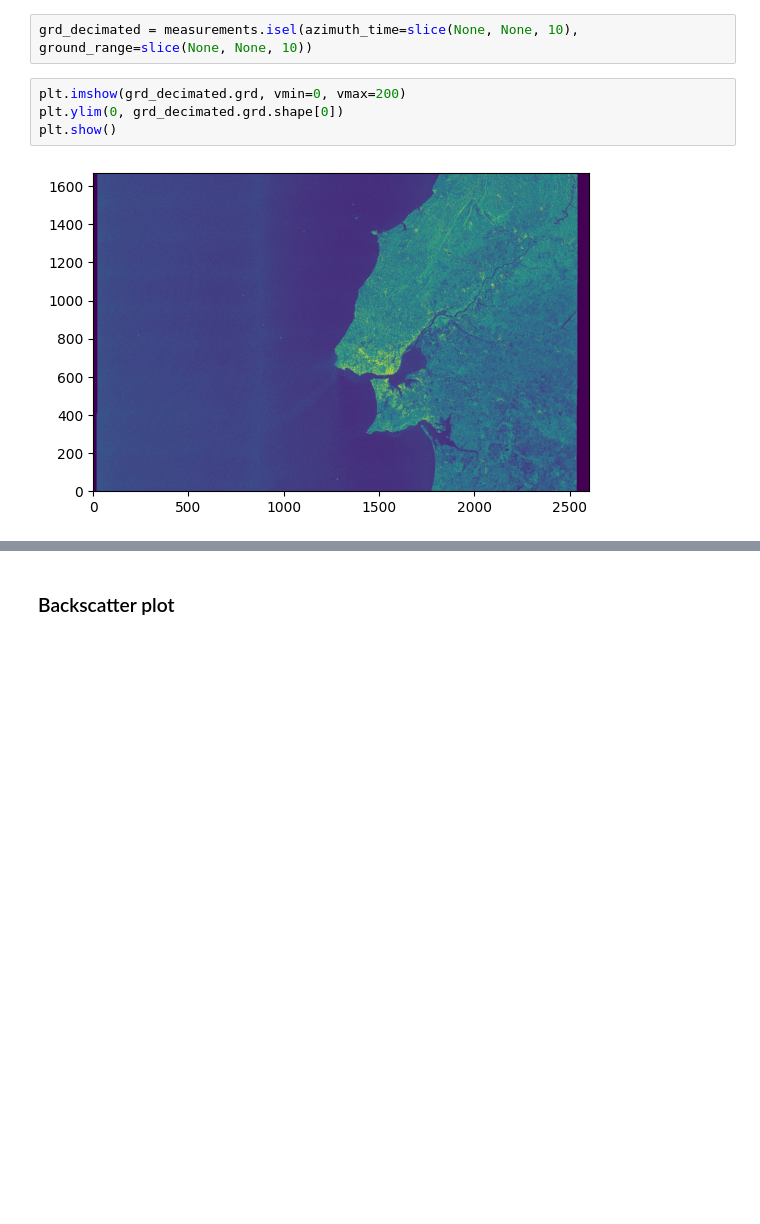
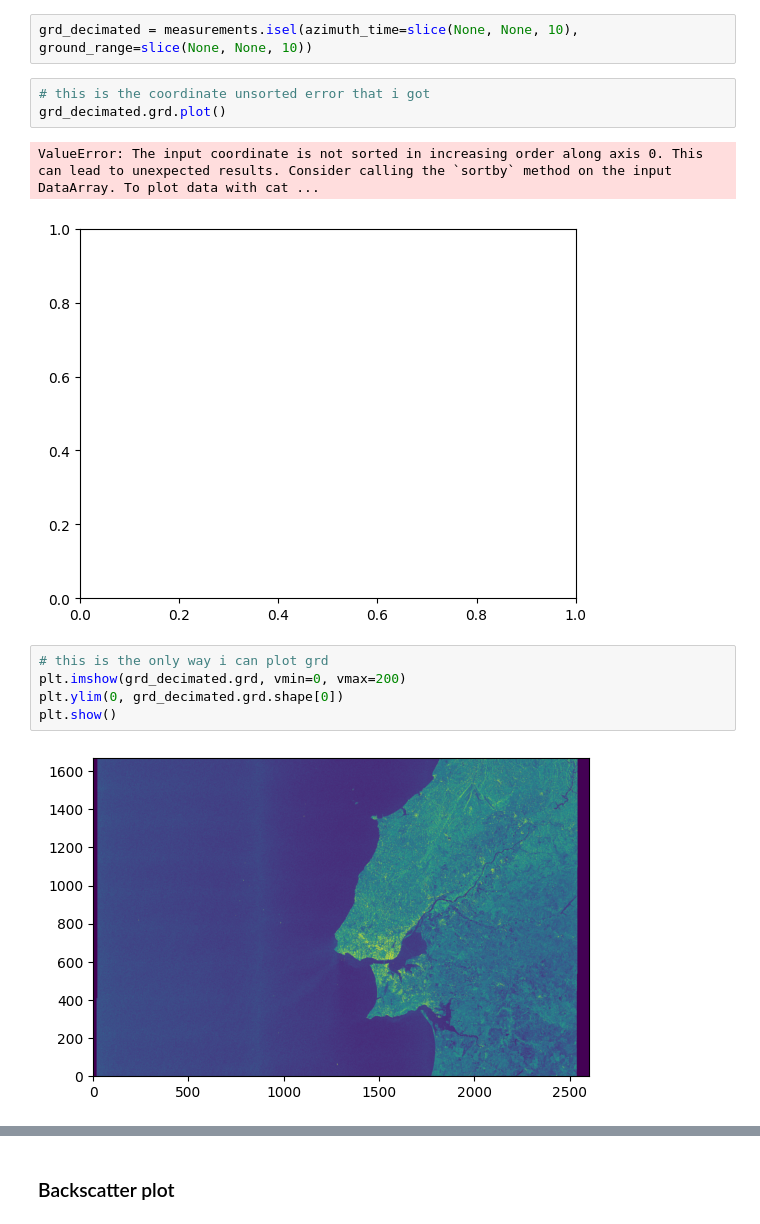
Before and after one commit to eopf-toolkit/eopf-101, a Jupyter notebook: notebook_S1/23_zarr_structure_S1GRD.ipynb, the cells around one changed output, grey strips where cells are left out. Saved outputs shown, nothing was run; the diff lists cells and outputs as text; blank space fills up the shorter version.

Commit message:
plotting errors for gdr visualization

```diff
--- a/notebook_S1/23_zarr_structure_S1GRD.ipynb
+++ b/notebook_S1/23_zarr_structure_S1GRD.ipynb
@@ -142,6 +277,13 @@ Now that we knwo how to access subgroups, we can check where some of the useful
 # %%
 grd_decimated = measurements.isel(azimuth_time=slice(None, None, 10), ground_range=slice(None, None, 10))
+# %%
+# this is the coordinate unsorted error that i got
+grd_decimated.grd.plot()
+# %% [output]
+ValueError: The input coordinate is not sorted in increasing order along axis 0. This can lead to unexpected results. Consider calling the `sortby` method on the input DataArray. To plot data with cat ...
+[figure, added]
 # %%
+# this is the only way i can plot grd
 plt.imshow(grd_decimated.grd, vmin=0, vmax=200)
 plt.ylim(0, grd_decimated.grd.shape[0])
 plt.show()
```
Also changed, not shown: parts of 16 cells of this notebook.
